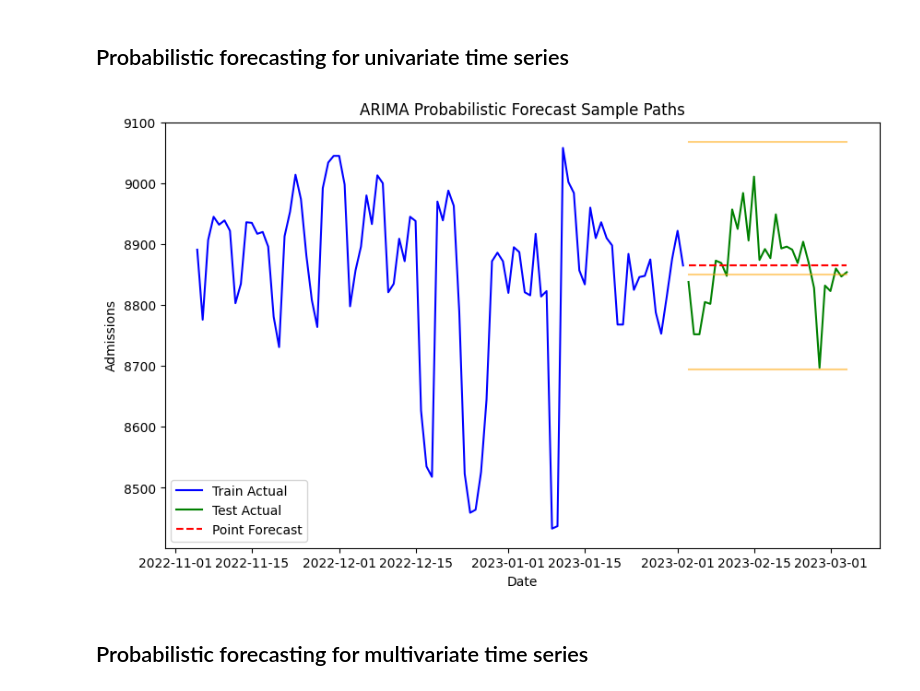
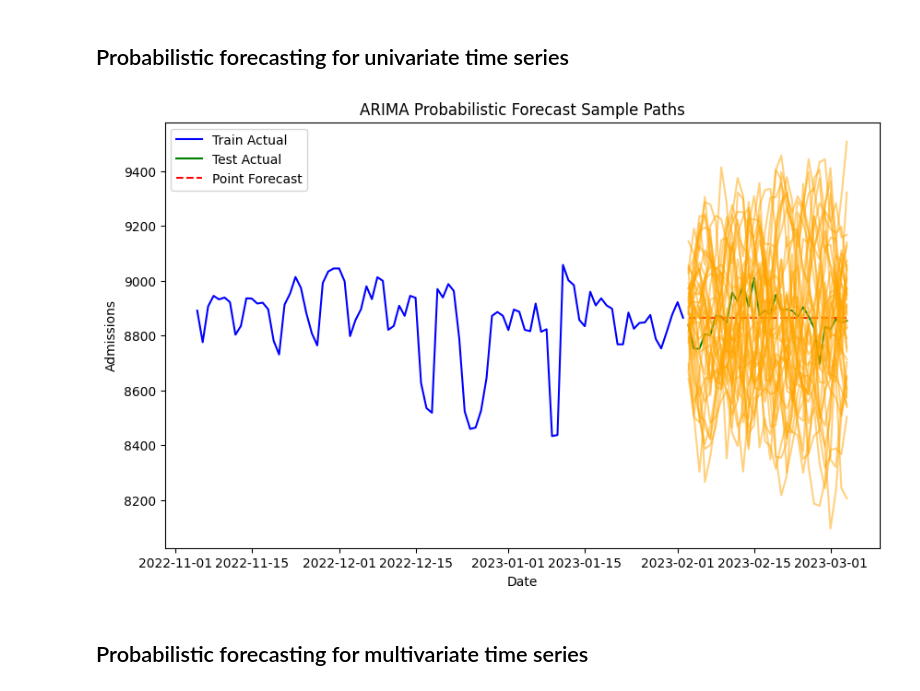
Before and after one commit to mustafaslanCoto/peshbeen, a Jupyter notebook: nbs/modules/04_prob_forecast.ipynb, the cells around one changed output. Saved outputs shown, nothing was run; the diff lists cells and outputs as text; code cells hidden in the pictures.

```diff
--- a/nbs/modules/04_prob_forecast.ipynb
+++ b/nbs/modules/04_prob_forecast.ipynb
@@ -379,16 +379,20 @@ class prob_forecasts:
         else:  # "correlated"
             if self.n_calib is not None:
                 # shape: (n_samples, H)  — multivariate normal on H-dimensional residual vectors
-                mu    = self.resid.mean(axis=1)          # (H,)
+                # mu    = self.resid.mean(axis=1)          # (H,)
                 self.sigma = np.cov(self.resid)              # (H, H)
-                draws = self._rng.multivariate_normal(mu, self.sigma, size=n_samples)
+                # draws = self._rng.multivariate_normal(mu, self.sigma, size=n_samples)
+                draws = self._rng.multivariate_normal(y_hat, self.sigma, size=n_samples)
             else: # error if trying to use correlated sampling without cross-validated residuals, since we won't have H-dimensional residual vectors
                 raise ValueError("Correlated sampling requires n_calibration to be set to a positive integer to compute cross-validated residuals.")
 
          # ✅ Create a deep copy so that we don’t overwrite self
         new_instance = copy.deepcopy(self)
         # ── centre on point forecast ──────────────────────────────────────────
-        new_instance.sample_paths  = draws + y_hat           # (n_samples, H)
+        if method == "correlated":
+            new_instance.sample_paths  = draws           # (n_samples, H)
+        else:
+            new_instance.sample_paths  = draws + y_hat           # (n_samples, H)
         new_instance.point_forecast = y_hat
         new_instance.sample_paths_df = pd.DataFrame(
             new_instance.sample_paths,
@@ -461,32 +465,32 @@ ets_mod = ets(target_col="admissions")
 
 prob_arma = prob_forecasts(
     model=ets_mod,
-    n_calibration=None, H=30,
+    n_calibration=50, H=30,
     step_size=1,
     random_state=42)
 
 prob_arma.calibrate(train)
-ar = prob_arma.sample(train, n_samples=1000, method="kde", future_exog=test[cat_variables])
+ar = prob_arma.sample(train, n_samples=1000, method="correlated", future_exog=test[cat_variables])
 # ar2 = prob_arma.sample(train, n_samples=1000, method="correlated", future_exog=test[cat_variables])
 # %%
 #| hide
 
 ar.sample_paths_df
 # plot a sample of the paths and point forecast
 import matplotlib.pyplot as plt
 plt.figure(figsize=(10, 6))
 plt.plot(train.index[-90:], train['admissions'][-90:], label='Train Actual', color='blue')
 plt.plot(test.index, test['admissions'], label='Test Actual', color='green')
 plt.plot(test.index, ar.point_forecast, label='Point Forecast', color='red', linestyle='--')
-for i in range(3):
+for i in range(40):
     plt.plot(test.index, ar.sample_paths[i], color='orange', alpha=0.5)
 plt.xlabel('Date')
 plt.ylabel('Admissions')
 plt.title('ARIMA Probabilistic Forecast Sample Paths')
 plt.legend()
 plt.show()
 # %% [output]
-[figure, old version]
+[figure, new version]
 # %% [markdown]
 ## Probabilistic forecasting for multivariate time series
 # %%
```
Also changed, not shown: 8 other files.
